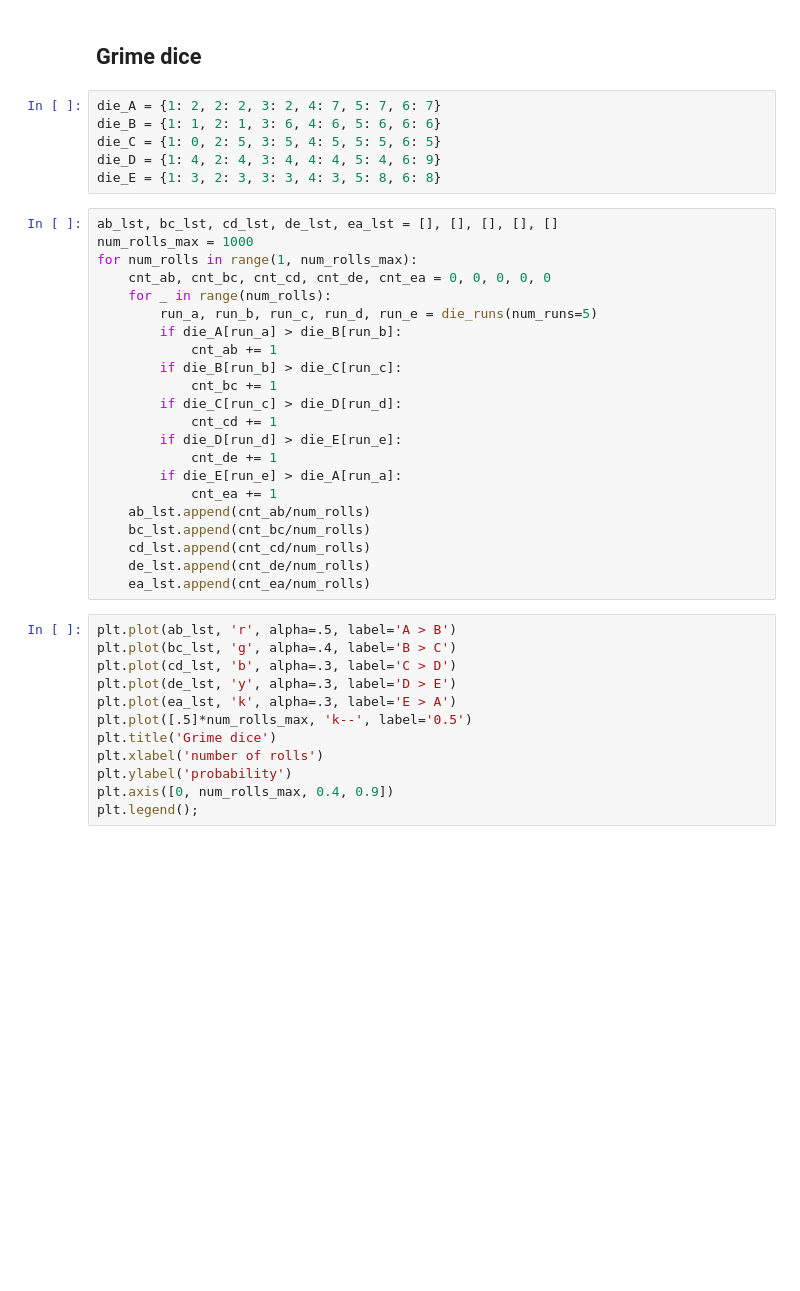
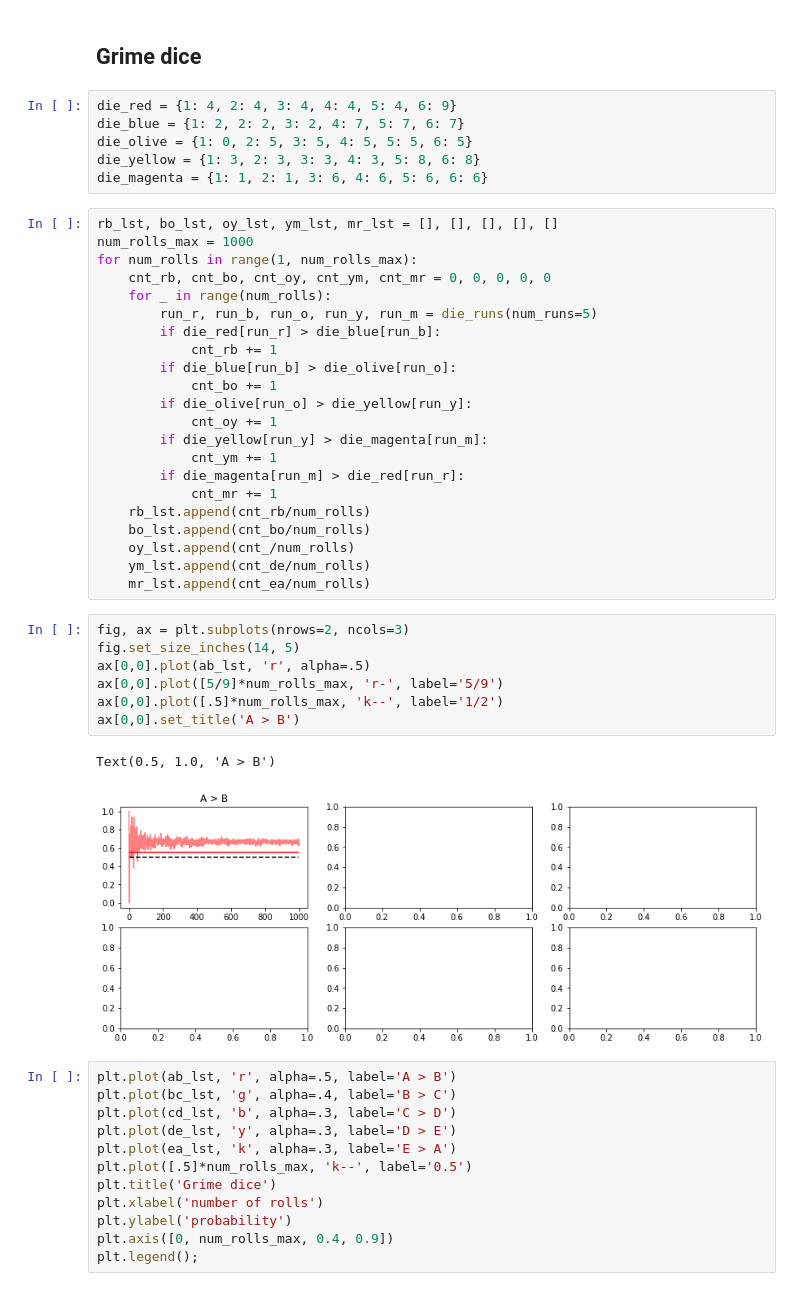
Before and after one commit to jsdiazpo/Nontransitive-Dice, a Jupyter notebook: Nontransitive-dice.ipynb, the cells around one changed output. Drawn from its saved outputs; the diff is of its cells as text; blank space fills up the shorter version.

```diff
--- a/Nontransitive-dice.ipynb
+++ b/Nontransitive-dice.ipynb
@@ -105,34 +105,44 @@ for idx in range(3):
 [figure]
 # %% [markdown]
 ## Grime dice
-# %%
-die_A = {1: 2, 2: 2, 3: 2, 4: 7, 5: 7, 6: 7}
-die_B = {1: 1, 2: 1, 3: 6, 4: 6, 5: 6, 6: 6}
-die_C = {1: 0, 2: 5, 3: 5, 4: 5, 5: 5, 6: 5}
-die_D = {1: 4, 2: 4, 3: 4, 4: 4, 5: 4, 6: 9}
-die_E = {1: 3, 2: 3, 3: 3, 4: 3, 5: 8, 6: 8}
+# %%
+die_red = {1: 4, 2: 4, 3: 4, 4: 4, 5: 4, 6: 9}
+die_blue = {1: 2, 2: 2, 3: 2, 4: 7, 5: 7, 6: 7}
+die_olive = {1: 0, 2: 5, 3: 5, 4: 5, 5: 5, 6: 5}
+die_yellow = {1: 3, 2: 3, 3: 3, 4: 3, 5: 8, 6: 8}
+die_magenta = {1: 1, 2: 1, 3: 6, 4: 6, 5: 6, 6: 6}
 # %%
-ab_lst, bc_lst, cd_lst, de_lst, ea_lst = [], [], [], [], []
+rb_lst, bo_lst, oy_lst, ym_lst, mr_lst = [], [], [], [], []
 num_rolls_max = 1000
 for num_rolls in range(1, num_rolls_max):
-    cnt_ab, cnt_bc, cnt_cd, cnt_de, cnt_ea = 0, 0, 0, 0, 0
+    cnt_rb, cnt_bo, cnt_oy, cnt_ym, cnt_mr = 0, 0, 0, 0, 0
     for _ in range(num_rolls):
-        run_a, run_b, run_c, run_d, run_e = die_runs(num_runs=5)
-        if die_A[run_a] > die_B[run_b]:
-            cnt_ab += 1
-        if die_B[run_b] > die_C[run_c]:
-            cnt_bc += 1
-        if die_C[run_c] > die_D[run_d]:
-            cnt_cd += 1
-        if die_D[run_d] > die_E[run_e]:
-            cnt_de += 1
-        if die_E[run_e] > die_A[run_a]:
-            cnt_ea += 1
-    ab_lst.append(cnt_ab/num_rolls)
-    bc_lst.append(cnt_bc/num_rolls)
-    cd_lst.append(cnt_cd/num_rolls)
-    de_lst.append(cnt_de/num_rolls)
-    ea_lst.append(cnt_ea/num_rolls)
+        run_r, run_b, run_o, run_y, run_m = die_runs(num_runs=5)
+        if die_red[run_r] > die_blue[run_b]:
+            cnt_rb += 1
+        if die_blue[run_b] > die_olive[run_o]:
+            cnt_bo += 1
+        if die_olive[run_o] > die_yellow[run_y]:
+            cnt_oy += 1
+        if die_yellow[run_y] > die_magenta[run_m]:
+            cnt_ym += 1
+        if die_magenta[run_m] > die_red[run_r]:
+            cnt_mr += 1
+    rb_lst.append(cnt_rb/num_rolls)
+    bo_lst.append(cnt_bo/num_rolls)
+    oy_lst.append(cnt_/num_rolls)
+    ym_lst.append(cnt_de/num_rolls)
+    mr_lst.append(cnt_ea/num_rolls)
+# %%
+fig, ax = plt.subplots(nrows=2, ncols=3)
+fig.set_size_inches(14, 5)
+ax[0,0].plot(ab_lst, 'r', alpha=.5)
+ax[0,0].plot([5/9]*num_rolls_max, 'r-', label='5/9')
+ax[0,0].plot([.5]*num_rolls_max, 'k--', label='1/2')
+ax[0,0].set_title('A > B')
+# %% [output]
+Text(0.5, 1.0, 'A > B')
+[figure, added]
 # %%
 plt.plot(ab_lst, 'r', alpha=.5, label='A > B')
 plt.plot(bc_lst, 'g', alpha=.4, label='B > C')
```
